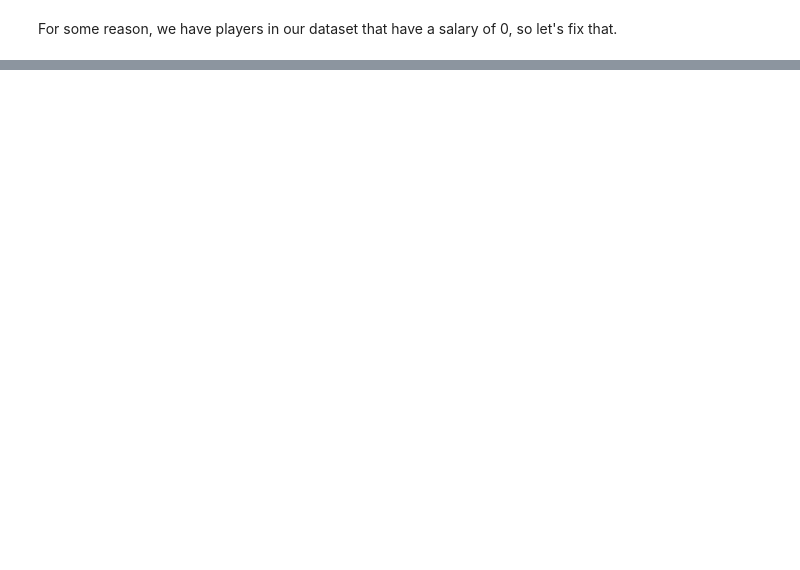
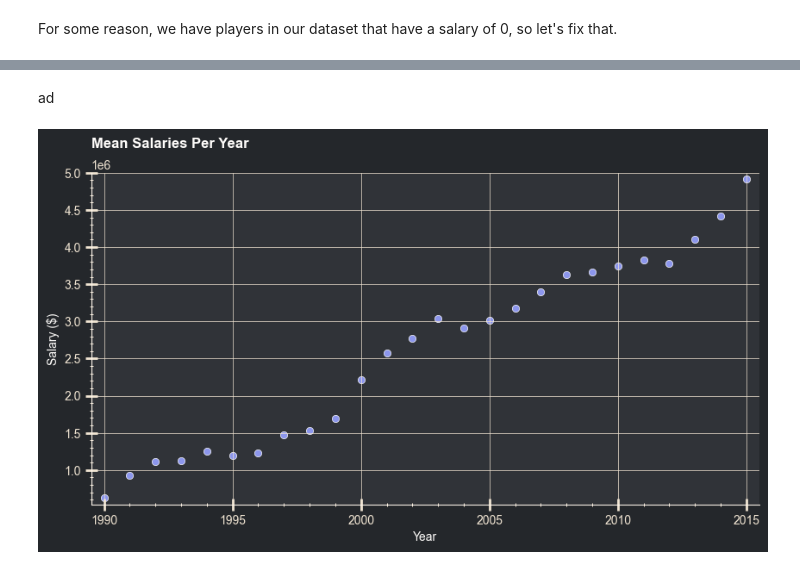
Before and after one commit to kpayton2903/PSTAT_131, a Jupyter notebook: Final_Project.ipynb, the cells around one changed output, grey strips where cells are left out. Cells and saved outputs as stored; diff of their text form; code cells hidden in the pictures; blank space fills up the shorter version.

```diff
--- a/Final_Project.ipynb
+++ b/Final_Project.ipynb
@@ -227,0 +244,13 @@ plt.show()
+# %% [markdown]
+ad
+# %%
+mean_salaries = final_data.groupby(by=['yearID'])['salary'].mean().reset_index()
+
+plt.figure(figsize=(10,5))
+sns.scatterplot(data=mean_salaries, x='yearID', y='salary')
+plt.xlabel('Year')
+plt.ylabel('Salary ($)')
+plt.title('Mean Salaries Per Year')
+plt.show()
+# %% [output]
+[figure, added]
```
Also changed, not shown: parts of 17 cells of this notebook, 5 other files.
